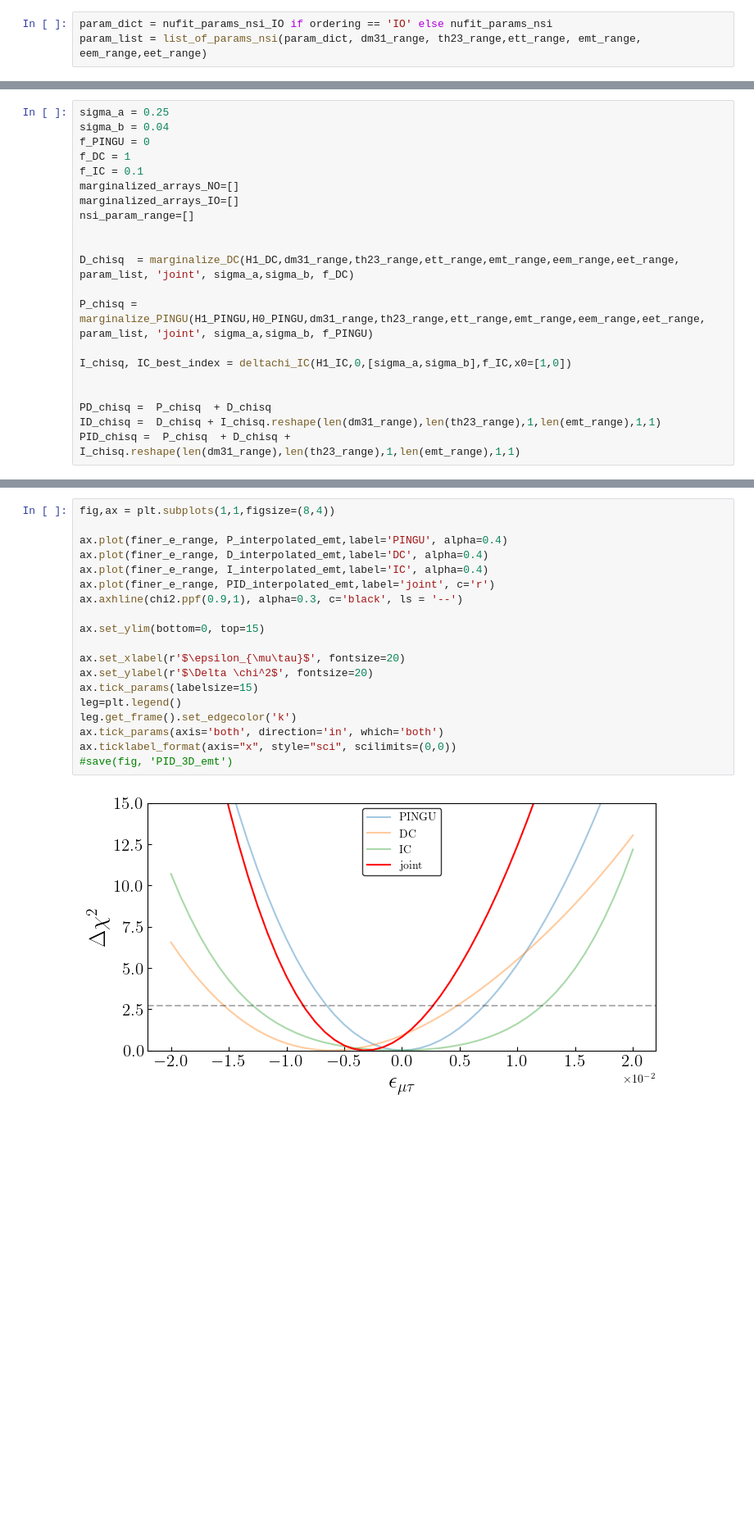
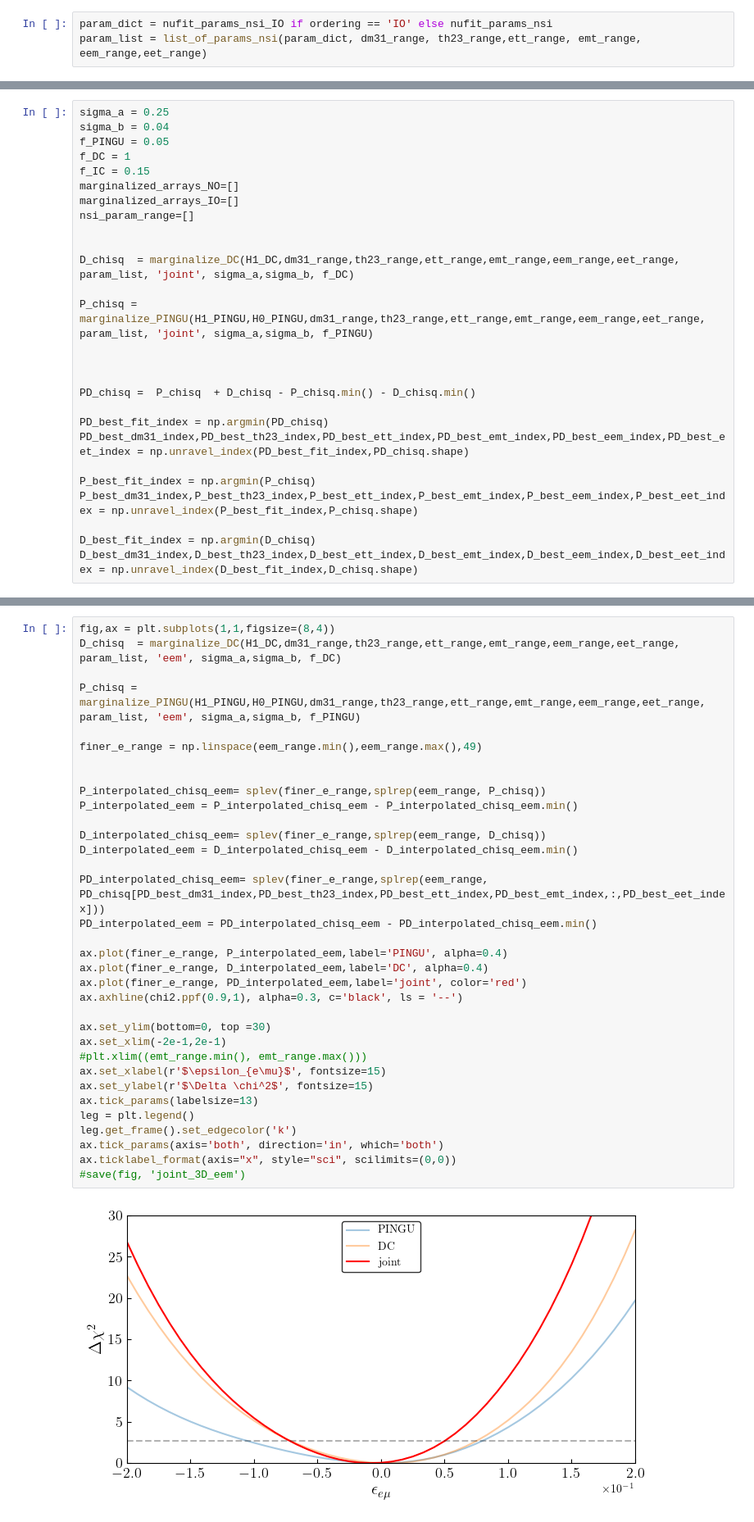
Before and after one commit to Sjoeborg/thesis, a Jupyter notebook: notebooks/joint.ipynb, the cells around one changed output, grey strips where cells are left out. Shown at 82% size. Drawn from its saved outputs; the diff is of its cells as text; blank space fills up the shorter version.

```diff
--- a/notebooks/joint.ipynb
+++ b/notebooks/joint.ipynb
@@ -59,9 +68,9 @@ H1_IC = np.array(H1_list_normalized)
 # %%
 sigma_a = 0.25
 sigma_b = 0.04
-f_PINGU = 0
+f_PINGU = 0.05
 f_DC = 1
-f_IC = 0.1
+f_IC = 0.15
 marginalized_arrays_NO=[]
 marginalized_arrays_IO=[]
 nsi_param_range=[]
@@ -71,9 +80,15 @@ D_chisq  = marginalize_DC(H1_DC,dm31_range,th23_range,ett_range,emt_range,eem_ra
 
 P_chisq = marginalize_PINGU(H1_PINGU,H0_PINGU,dm31_range,th23_range,ett_range,emt_range,eem_range,eet_range, param_list, 'joint', sigma_a,sigma_b, f_PINGU)
 
-I_chisq, IC_best_index = deltachi_IC(H1_IC,0,[sigma_a,sigma_b],f_IC,x0=[1,0])
 
 
-PD_chisq =  P_chisq  + D_chisq
-ID_chisq =  D_chisq + I_chisq.reshape(len(dm31_range),len(th23_range),1,len(emt_range),1,1)
-PID_chisq =  P_chisq  + D_chisq + I_chisq.reshape(len(dm31_range),len(th23_range),1,len(emt_range),1,1)
+PD_chisq =  P_chisq  + D_chisq - P_chisq.min() - D_chisq.min()
+
+PD_best_fit_index = np.argmin(PD_chisq)
+PD_best_dm31_index,PD_best_th23_index,PD_best_ett_index,PD_best_emt_index,PD_best_eem_index,PD_best_eet_index = np.unravel_index(PD_best_fit_index,PD_chisq.shape)
+
+P_best_fit_index = np.argmin(P_chisq)
+P_best_dm31_index,P_best_th23_index,P_best_ett_index,P_best_emt_index,P_best_eem_index,P_best_eet_index = np.unravel_index(P_best_fit_index,P_chisq.shape)
+
+D_best_fit_index = np.argmin(D_chisq)
+D_best_dm31_index,D_best_th23_index,D_best_ett_index,D_best_emt_index,D_best_eem_index,D_best_eet_index = np.unravel_index(D_best_fit_index,D_chisq.shape)
@@ -157,21 +232,36 @@ ax.ticklabel_format(axis="x", style="sci", scilimits=(0,0))
 # %%
 fig,ax = plt.subplots(1,1,figsize=(8,4))
+D_chisq  = marginalize_DC(H1_DC,dm31_range,th23_range,ett_range,emt_range,eem_range,eet_range, param_list, 'eem', sigma_a,sigma_b, f_DC)
 
-ax.plot(finer_e_range, P_interpolated_emt,label='PINGU', alpha=0.4)
-ax.plot(finer_e_range, D_interpolated_emt,label='DC', alpha=0.4)
-ax.plot(finer_e_range, I_interpolated_emt,label='IC', alpha=0.4)
-ax.plot(finer_e_range, PID_interpolated_emt,label='joint', c='r')
+P_chisq = marginalize_PINGU(H1_PINGU,H0_PINGU,dm31_range,th23_range,ett_range,emt_range,eem_range,eet_range, param_list, 'eem', sigma_a,sigma_b, f_PINGU)
+
+finer_e_range = np.linspace(eem_range.min(),eem_range.max(),49)
+
+
+P_interpolated_chisq_eem= splev(finer_e_range,splrep(eem_range, P_chisq))
+P_interpolated_eem = P_interpolated_chisq_eem - P_interpolated_chisq_eem.min()
+
+D_interpolated_chisq_eem= splev(finer_e_range,splrep(eem_range, D_chisq))
+D_interpolated_eem = D_interpolated_chisq_eem - D_interpolated_chisq_eem.min()
+
+PD_interpolated_chisq_eem= splev(finer_e_range,splrep(eem_range, PD_chisq[PD_best_dm31_index,PD_best_th23_index,PD_best_ett_index,PD_best_emt_index,:,PD_best_eet_index]))
+PD_interpolated_eem = PD_interpolated_chisq_eem - PD_interpolated_chisq_eem.min()
+
+ax.plot(finer_e_range, P_interpolated_eem,label='PINGU', alpha=0.4)
+ax.plot(finer_e_range, D_interpolated_eem,label='DC', alpha=0.4)
+ax.plot(finer_e_range, PD_interpolated_eem,label='joint', color='red')
 ax.axhline(chi2.ppf(0.9,1), alpha=0.3, c='black', ls = '--')
 
-ax.set_ylim(bottom=0, top=15)
-
-ax.set_xlabel(r'$\epsilon_{\mu\tau}$', fontsize=20)
-ax.set_ylabel(r'$\Delta \chi^2$', fontsize=20)
-ax.tick_params(labelsize=15)
-leg=plt.legend()
+ax.set_ylim(bottom=0, top =30)
+ax.set_xlim(-2e-1,2e-1)
+#plt.xlim((emt_range.min(), emt_range.max()))
+ax.set_xlabel(r'$\epsilon_{e\mu}$', fontsize=15)
+ax.set_ylabel(r'$\Delta \chi^2$', fontsize=15)
+ax.tick_params(labelsize=13)
+leg = plt.legend()
 leg.get_frame().set_edgecolor('k')
 ax.tick_params(axis='both', direction='in', which='both')
 ax.ticklabel_format(axis="x", style="sci", scilimits=(0,0))
-#save(fig, 'PID_3D_emt')
+#save(fig, 'joint_3D_eem')
 # %% [output]
-[figure, old version]
+[figure, new version]
```
Also changed, not shown: parts of 19 cells of this notebook, 7 other files.
